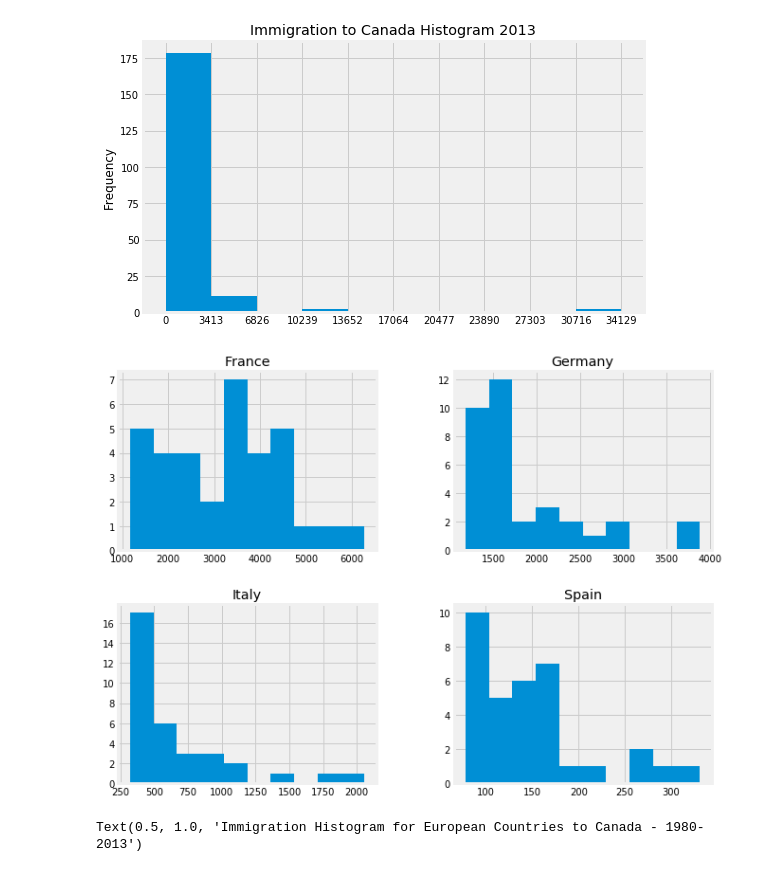
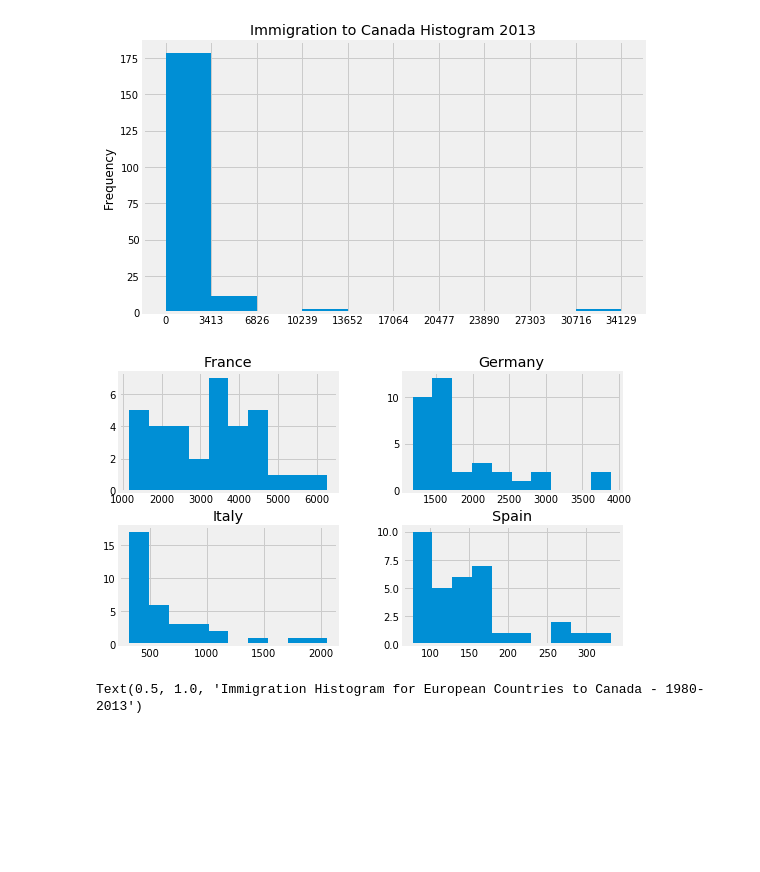
Before and after one commit to YM88/data_visualization_methods_with_python, a Jupyter notebook: quick_plots_from_pandas.ipynb, the cells around one changed output. Drawn from its saved outputs; the diff is of its cells as text; code cells hidden in the pictures; blank space fills up the shorter version.

```diff
--- a/quick_plots_from_pandas.ipynb
+++ b/quick_plots_from_pandas.ipynb
@@ -364,4 +364,4 @@ df[['Total']].sort_values('Total', ascending = False).head(5).plot(kind='barh',
 # %%
 # Hey yo UK what's with the name bruh ಠ_ಠ!
-df.rename(index={'United Kingdom of Great Britain and Northern Ireland':'UK'}, inplace=True)
+df.rename(index={'United Kingdom of Great Britain and Northern Ireland':'UK\nIR'}, inplace=True)
 # %%
@@ -550,10 +554,10 @@ plt.title('Immigration to Canada Histogram 2013');
  30716.1 34129. ]
 [figure]
 # %%
-df.loc[['Spain', 'Italy', 'Germany', 'France'], years].T.hist(figsize=(10,8));
+df.loc[['Spain', 'Italy', 'Germany', 'France'], years].T.hist(figsize=(8,5));
 #if we use plt.title('title), title replaces last title which in this case is Spain
 # %% [output]
-[figure, old version]
+[figure, new version]
 # %%
 count, edges = np.histogram(df.loc[['Spain', 'Italy', 'Germany', 'France'], years].T, 15)
 df.loc[['Spain', 'Italy', 'Germany', 'France'], years].T.plot(kind='hist', stacked=False, alpha=0.45, bins=15, xticks=edges, figsize=(12,6))
```
Also changed, not shown: parts of 7 cells of this notebook.
